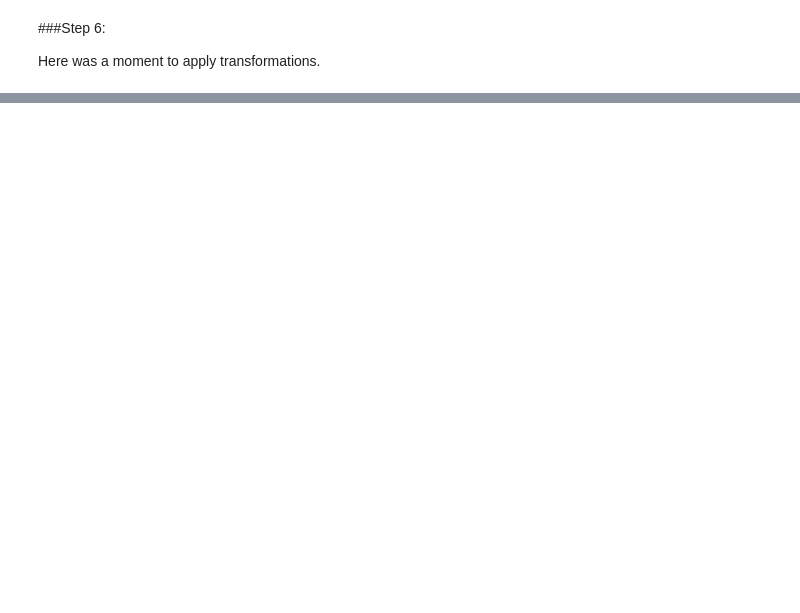
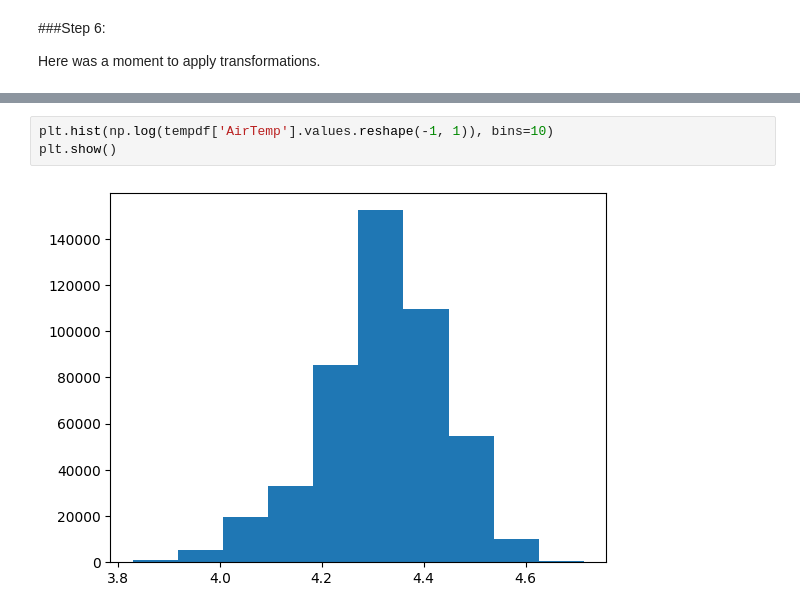
Before and after one commit to alliarnold/data71200su24, a Jupyter notebook: projectfiles/Project1.ipynb, the cells around one changed output, grey strips where cells are left out. Drawn from its saved outputs; the diff is of its cells as text; blank space fills up the shorter version.

```diff
--- a/projectfiles/Project1.ipynb
+++ b/projectfiles/Project1.ipynb
@@ -294,0 +343,5 @@ Here was a moment to apply transformations.
+# %%
+plt.hist(np.log(tempdf['AirTemp'].values.reshape(-1, 1)), bins=10)
+plt.show()
+# %% [output]
+[figure, added]
```
Also changed, not shown: parts of 6 cells of this notebook.
